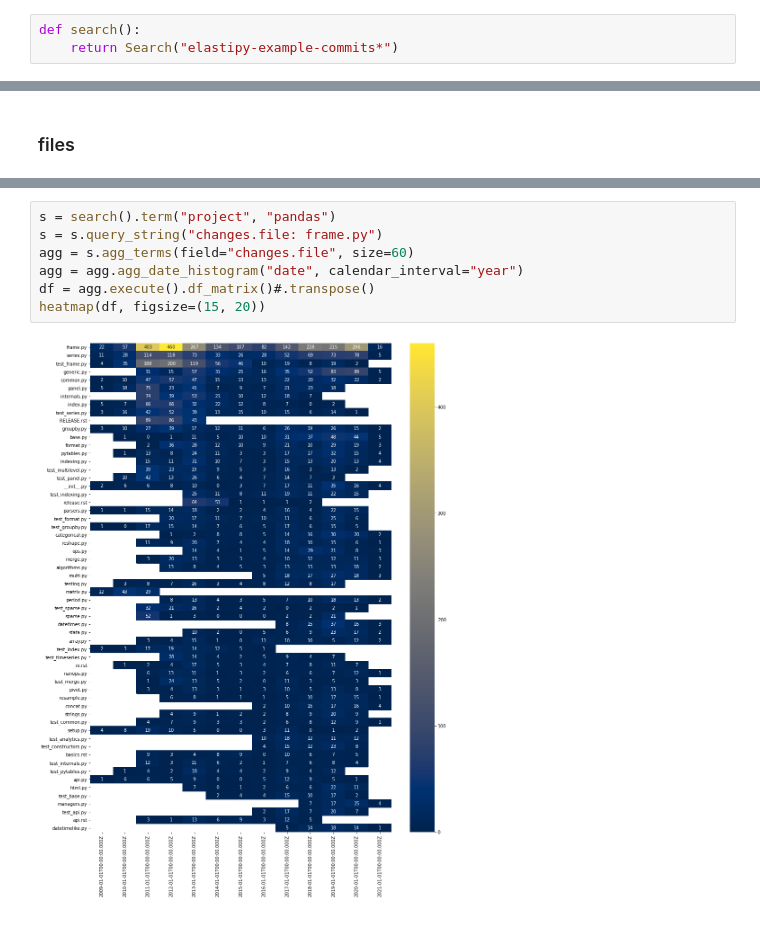
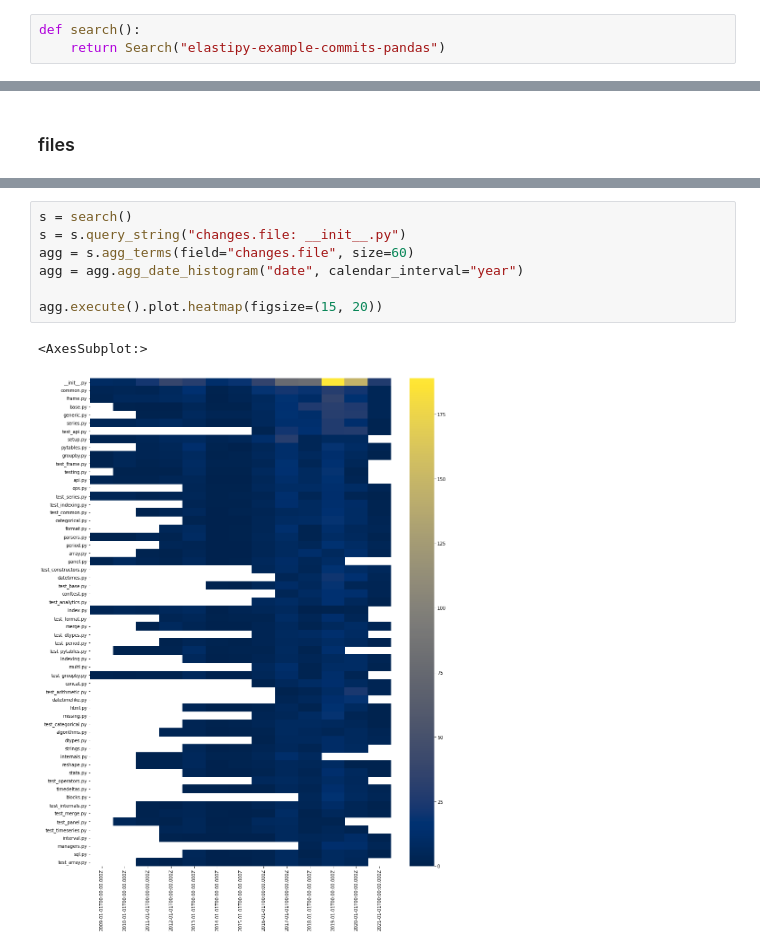
Before and after one commit to netzkolchose/elastipy, a Jupyter notebook: examples/gitlogs.ipynb, the cells around one changed output, grey strips where cells are left out. Cells and saved outputs as stored; diff of their text form.

```diff
--- a/examples/gitlogs.ipynb
+++ b/examples/gitlogs.ipynb
@@ -11,6 +3,6 @@ def heatmap(matrix, annot=True, fmt=".0f", cmap="cividis", figsize=None, **kwarg
 # %%
 def search():
-    return Search("elastipy-example-commits*")
+    return Search("elastipy-example-commits-pandas")
 # %% [markdown]
 ### activity
 # %% [markdown]
@@ -86,11 +78,12 @@ heatmap(df, figsize=(15, 20))
 # %% [output]
 [figure]
 # %%
-s = search().term("project", "pandas")
-s = s.query_string("changes.file: frame.py")
+s = search()
+s = s.query_string("changes.file: __init__.py")
 agg = s.agg_terms(field="changes.file", size=60)
 agg = agg.agg_date_histogram("date", calendar_interval="year")
-df = agg.execute().df_matrix()#.transpose()
-heatmap(df, figsize=(15, 20))
+
+agg.execute().plot.heatmap(figsize=(15, 20))
 # %% [output]
+<AxesSubplot:>
-[figure, old version]
+[figure, new version]
```
Also changed, not shown: parts of 12 cells of this notebook, 1 other file.
